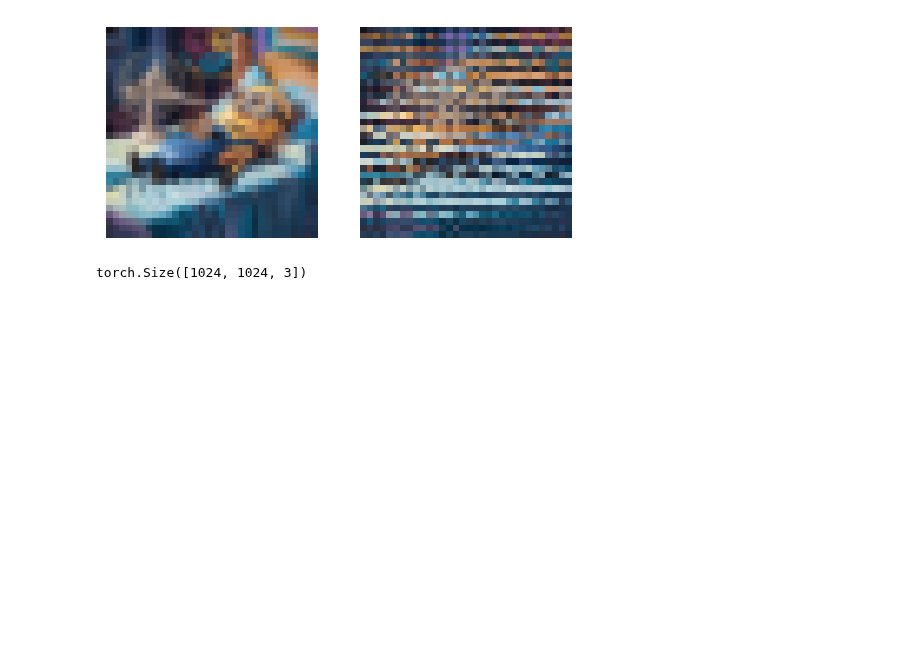
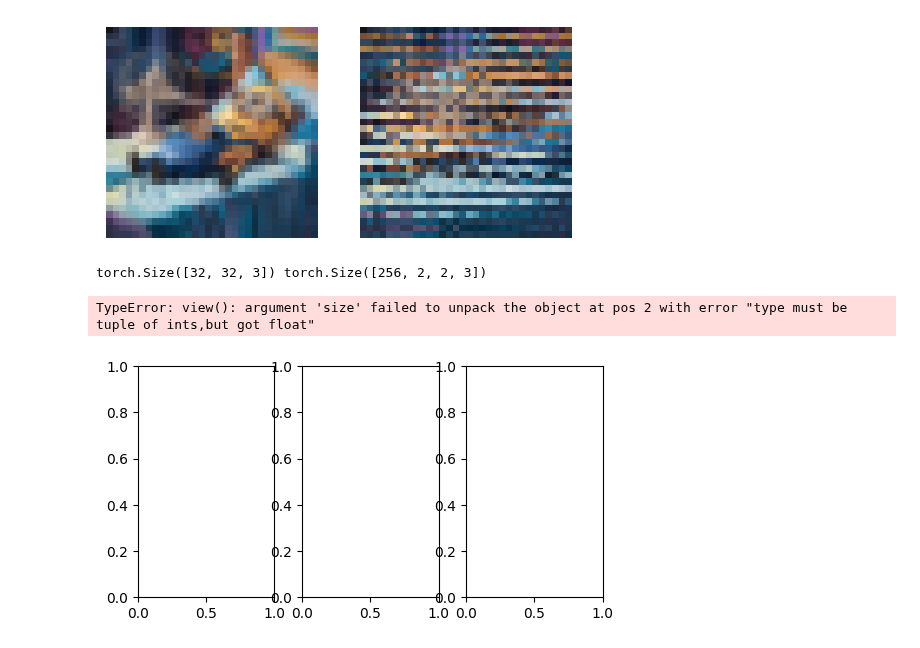
Before and after one commit to arun477/sam_2_explainer, a Jupyter notebook: utils.ipynb, the cells around one changed output. Cells and saved outputs as stored; diff of their text form; code cells hidden in the pictures; blank space fills up the shorter version.

Commit message:
window partition tested

```diff
--- a/utils.ipynb
+++ b/utils.ipynb
@@ -1575,9 +1575,38 @@ for ele, ax in zip(items, axs.flat):
 torch.Size([32, 32, 3]) torch.Size([256, 2, 2, 3])
 [figure]
 # %%
-test_image.shape
+def window_unpartition(windows, window_size, pad_hw, hw):
+    Hp, Wp = pad_hw
+    H, W = hw
+
+    B = windows.shape[0] // (Hp * Wp // window_size // window_size)
+
+    x = windows.view(B, Hp/window_size, Wp // window_size, window_size, window_size, -1)
+
+    x = x.permute(0, 1, 3, 2, 4, 5).contiguous()
+    x = x.view(B, Hp, Wp, -1)
+
+    if Hp > H or Wp > W:
+        x = x[:, :H, :W, :].contiguous()
+
+    return x
-# %% [output]
-torch.Size([1024, 1024, 3])
+# %%
+
+p_img, p_hw = window_partition(lres_img[None], 2)
+print(lres_img.shape, p_img.shape)
+
+_, axs = plt.subplots(1, 3, figsize=(6, 3))
+
+un_img = window_unpartition(p_img[None], 2, pad_hw, tuple(lres_img.shape[1:3]))
+
+items = (lres_img, p_img.view(p_hw[0], p_hw[1], -1))
+for ele, ax in zip(items, axs.flat):
+    ax.imshow(ele)
+    ax.axis('off')
+# %% [output]
+torch.Size([32, 32, 3]) torch.Size([256, 2, 2, 3])
+TypeError: view(): argument 'size' failed to unpack the object at pos 2 with error "type must be tuple of ints,but got float"
+[figure, added]
 # %%
 from functools import partial
 
```
